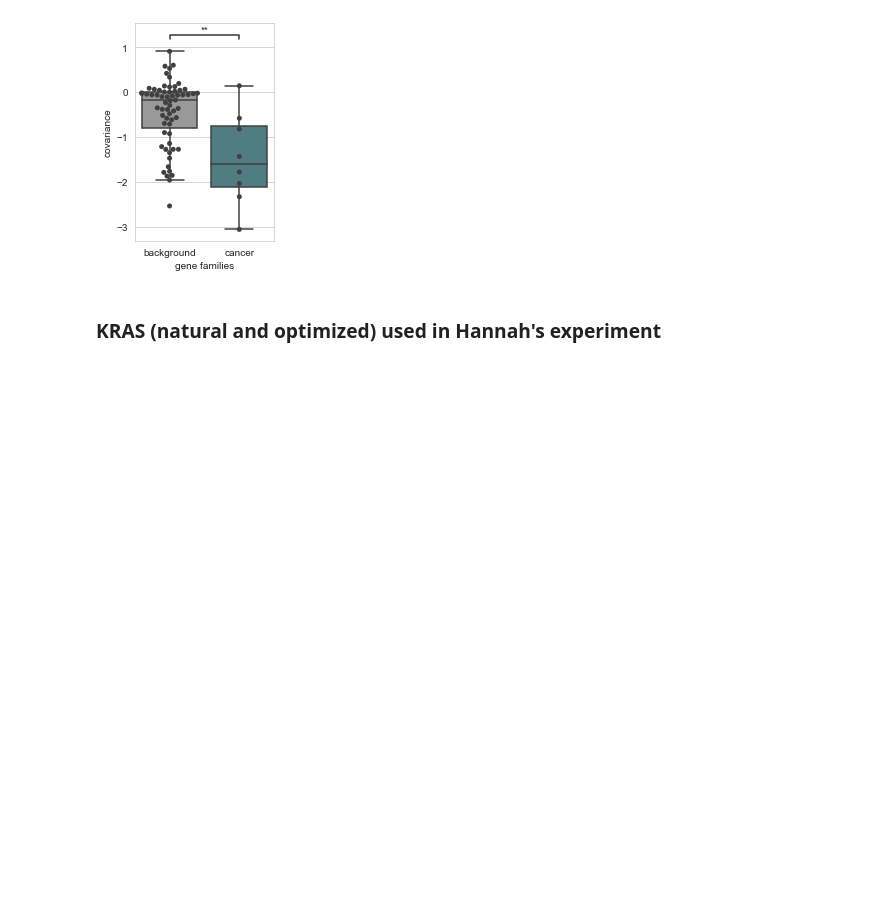
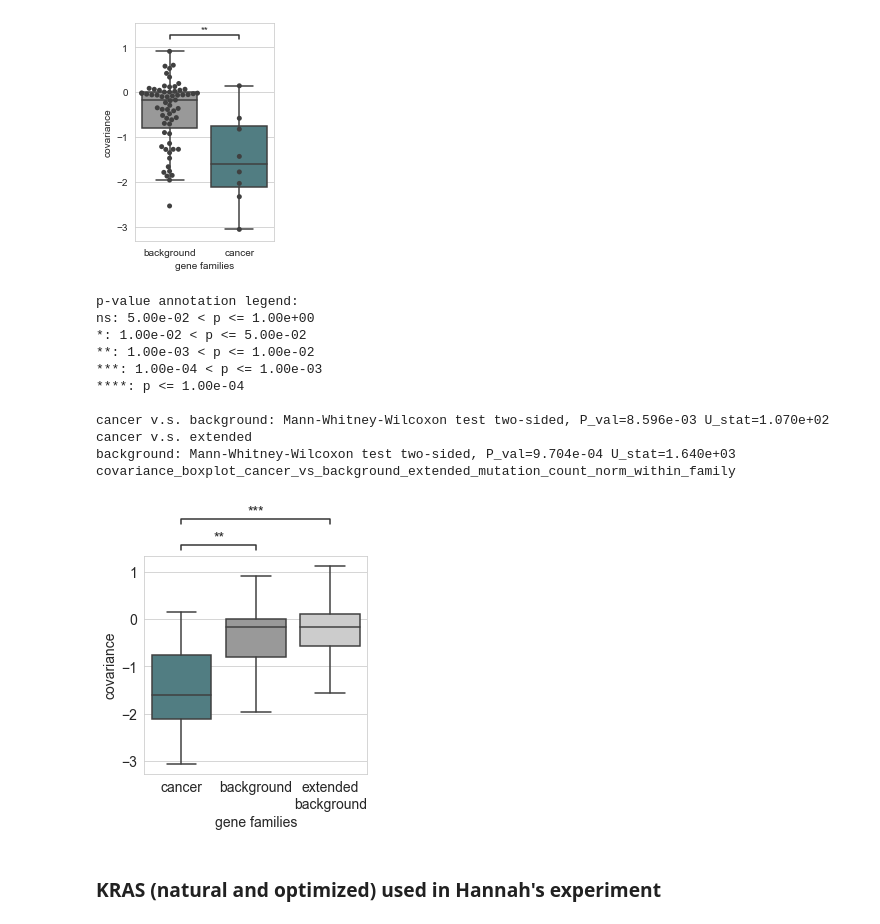
Before and after one commit to webermarcolivier/codon_usage_oncogenes, a Jupyter notebook: src/KRAS_codon_usage_published.ipynb, the cells around one changed output. Cells and saved outputs as stored; diff of their text form; code cells hidden in the pictures; blank space fills up the shorter version.

```diff
--- a/src/KRAS_codon_usage_published.ipynb
+++ b/src/KRAS_codon_usage_published.ipynb
@@ -4736,6 +4620,49 @@ ns: 5.00e-02 < p <= 1.00e+00
 background v.s. cancer: Mann-Whitney-Wilcoxon test two-sided with Bonferroni correction, P_val=8.596e-03 U_stat=3.970e+02
 covariance_boxplot_cancer_vs_background_mutation_count_norm_within_family
 [figure]
+# %%
+fig, ax = plt.subplots(figsize=(4, 4))
+df = regressionCoeffDf2.copy()
+
+xlabel = 'is_cancer_family'
+ylabel = 'covariance'
+cancerTrueLabel = 'cancer'
+cancerFalseLabel = 'background'
+cancerExtendedBgLabel = 'extended\nbackground'
+df[xlabel] = df[xlabel].replace({'True':cancerTrueLabel, 'False':cancerFalseLabel,
+                                 'extended_background':cancerExtendedBgLabel})
+
+order = [cancerTrueLabel, cancerFalseLabel, cancerExtendedBgLabel]
+sns.boxplot(ax=ax, data=df, x=xlabel, y=ylabel, order=order, showfliers=False,
+            palette=['#49838aff', '0.6', '0.8'])
+# sns.swarmplot(ax=ax, data=df, x=xlabel, y=ylabel, order=order, color='0.25')
+ax.set_xlabel('gene families')
+
+u_stat, pval = stats.mannwhitneyu(df[df[xlabel] == cancerTrueLabel][ylabel],
+                                  df[df[xlabel] == cancerFalseLabel][ylabel], alternative='two-sided')
+add_stat_annotation(ax, data=df,  x=xlabel, y=ylabel, order=order,
+                    box_pairs=[[cancerTrueLabel, cancerFalseLabel], [cancerTrueLabel, cancerExtendedBgLabel]],
+                    comparisons_correction=None,
+                    text_format='star', test='Mann-Whitney', loc='outside', verbose=2)
+
+
+filename = re.sub(r'/', r'-', 'covariance_boxplot_cancer_vs_background_extended_{}'.format(mutCol))
+print(filename)
+plt.savefig(str(outputPath / 'gene family' / filename) + '.png', dpi=300, bbox_inches='tight')
+plt.savefig(str(outputPath / 'gene family' / filename) + '.svg', dpi=300, bbox_inches='tight')
+# %% [output]
+p-value annotation legend:
+ns: 5.00e-02 < p <= 1.00e+00
+*: 1.00e-02 < p <= 5.00e-02
+**: 1.00e-03 < p <= 1.00e-02
+***: 1.00e-04 < p <= 1.00e-03
+****: p <= 1.00e-04
+
+cancer v.s. background: Mann-Whitney-Wilcoxon test two-sided, P_val=8.596e-03 U_stat=1.070e+02
+cancer v.s. extended
+background: Mann-Whitney-Wilcoxon test two-sided, P_val=9.704e-04 U_stat=1.640e+03
+covariance_boxplot_cancer_vs_background_extended_mutation_count_norm_within_family
+[figure, added]
 # %% [markdown]
 ### KRAS (natural and optimized) used in Hannah's experiment
 # %%
```
Also changed, not shown: parts of 48 cells of this notebook.
